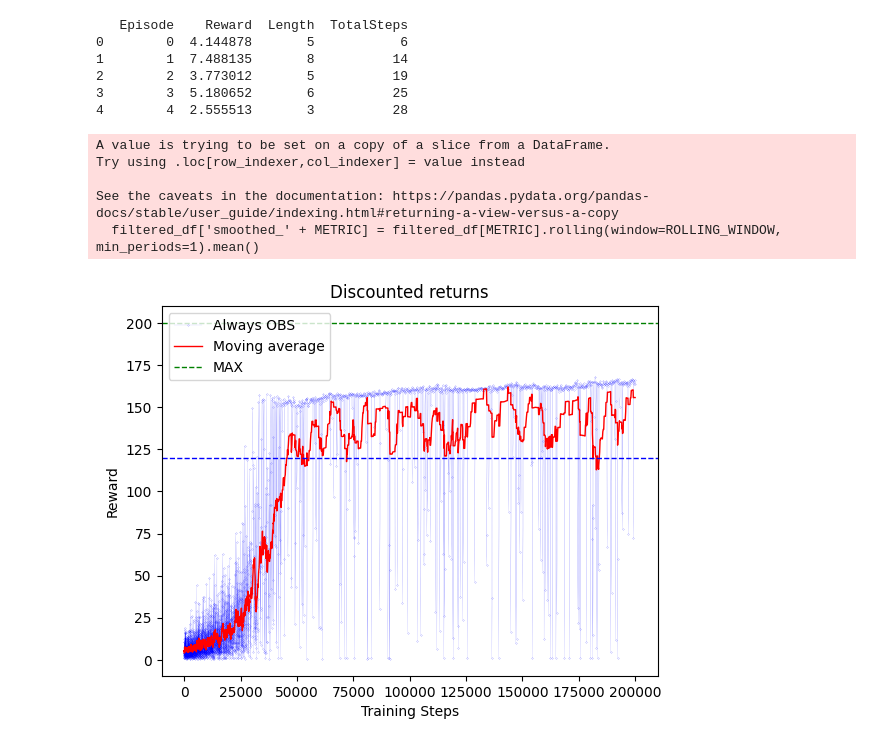
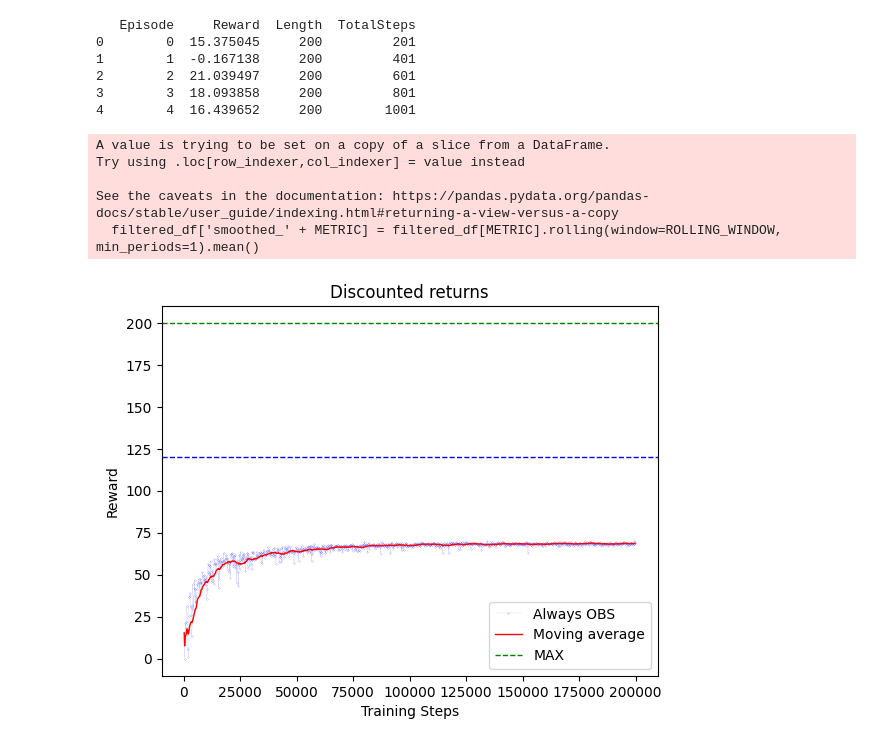
Before and after one commit to TheBlueHawk/FRL23-project, a Jupyter notebook: bellinger_repo/explor.ipynb, the cells around one changed output. Cells and saved outputs as stored; diff of their text form; code cells hidden in the pictures.

```diff
--- a/bellinger_repo/explor.ipynb
+++ b/bellinger_repo/explor.ipynb
@@ -1,47 +1,53 @@
 # %%
 import pandas as pd
-episode_df = pd.read_csv("logdir/MBRLCartpole-v0_200000__2023_06_18_18_56_rw1_with_cost.csv")
 
-print(episode_df.head())
+def plot(filename):
 
-import matplotlib.pyplot as plt
 
-METRIC = "Reward"
-ROLLING_WINDOW = 20
-FROM = 0
-UNTIL = 200000
-BEST_RESULTS_NO_OBS_COST = 200
-ALWAYS_OBS = BEST_RESULTS_NO_OBS_COST*0.6
+    episode_df = pd.read_csv("logdir/" + filename +".csv")
 
-metrics_df_no_na = episode_df.dropna(how='any', subset=[METRIC, 'TotalSteps'])
+    print(episode_df.head())
 
-# Filter the DataFrame for TotalSteps > FROM and TotalSteps < UNTIL
-filtered_df = metrics_df_no_na[(metrics_df_no_na['TotalSteps'] > FROM) & (metrics_df_no_na['TotalSteps'] < UNTIL)]
+    import matplotlib.pyplot as plt
 
-# Calculate the moving average using a window size of ROLLING_WINDOW
-filtered_df['smoothed_' + METRIC] = filtered_df[METRIC].rolling(window=ROLLING_WINDOW, min_periods=1).mean()
+    METRIC = "Reward"
+    ROLLING_WINDOW = 20
+    FROM = 0
+    UNTIL = 200000
+    BEST_RESULTS_NO_OBS_COST = 200
+    ALWAYS_OBS = BEST_RESULTS_NO_OBS_COST - 0.4*200
 
-# Plot the original data points and the smoothing line
-plt.plot(filtered_df['TotalSteps'], filtered_df[METRIC], marker='o', linestyle='-', color='b', linewidth=0.05, markersize=0.1)
-plt.plot(filtered_df['TotalSteps'], filtered_df['smoothed_' + METRIC], linestyle='-', color='r', linewidth=1, markersize=1)
-plt.axhline(y=BEST_RESULTS_NO_OBS_COST, color='g', linestyle='--', linewidth=1)
-plt.axhline(y=ALWAYS_OBS, color='b', linestyle='--', linewidth=1)
+    metrics_df_no_na = episode_df.dropna(how='any', subset=[METRIC, 'TotalSteps'])
 
-plt.xlabel('Training Steps')
-plt.ylabel(METRIC)
-plt.title('Discounted returns')
-plt.legend(['Always OBS', 'Moving average', 'MAX'])
-plt.show()
+    # Filter the DataFrame for TotalSteps > FROM and TotalSteps < UNTIL
+    filtered_df = metrics_df_no_na[(metrics_df_no_na['TotalSteps'] > FROM) & (metrics_df_no_na['TotalSteps'] < UNTIL)]
+
+    # Calculate the moving average using a window size of ROLLING_WINDOW
+    filtered_df['smoothed_' + METRIC] = filtered_df[METRIC].rolling(window=ROLLING_WINDOW, min_periods=1).mean()
+
+    # Plot the original data points and the smoothing line
+    plt.plot(filtered_df['TotalSteps'], filtered_df[METRIC], marker='o', linestyle='-', color='b', linewidth=0.05, markersize=0.1)
+    plt.plot(filtered_df['TotalSteps'], filtered_df['smoothed_' + METRIC], linestyle='-', color='r', linewidth=1, markersize=1)
+    plt.axhline(y=BEST_RESULTS_NO_OBS_COST, color='g', linestyle='--', linewidth=1)
+    plt.axhline(y=ALWAYS_OBS, color='b', linestyle='--', linewidth=1)
+
+    plt.xlabel('Training Steps')
+    plt.ylabel(METRIC)
+    plt.title('Discounted returns')
+    plt.legend(['Always OBS', 'Moving average', 'MAX'])
+    plt.show()
-# %% [output]
-   Episode    Reward  Length  TotalSteps
-0        0  4.144878       5           6
-1        1  7.488135       8          14
-2        2  3.773012       5          19
-3        3  5.180652       6          25
-4        4  2.555513       3          28
-A value is trying to be set on a copy of a slice from a DataFrame.
-Try using .loc[row_indexer,col_indexer] = value instead
-
-See the caveats in the documentation: https://pandas.pydata.org/pandas-docs/stable/user_guide/indexing.html#returning-a-view-versus-a-copy
-  filtered_df['smoothed_' + METRIC] = filtered_df[METRIC].rolling(window=ROLLING_WINDOW, min_periods=1).mean()
-[figure, removed]
+# %%
+plot("MBRLCartpole-v0_200000__2023_06_19_09_17_zero_cost")
+# %% [output]
+   Episode     Reward  Length  TotalSteps
+0        0  15.375045     200         201
+1        1  -0.167138     200         401
+2        2  21.039497     200         601
+3        3  18.093858     200         801
+4        4  16.439652     200        1001
+A value is trying to be set on a copy of a slice from a DataFrame.
+Try using .loc[row_indexer,col_indexer] = value instead
+
+See the caveats in the documentation: https://pandas.pydata.org/pandas-docs/stable/user_guide/indexing.html#returning-a-view-versus-a-copy
+  filtered_df['smoothed_' + METRIC] = filtered_df[METRIC].rolling(window=ROLLING_WINDOW, min_periods=1).mean()
+[figure, added]
```
Also changed, not shown: parts of 8 cells of this notebook, 15 other files.
